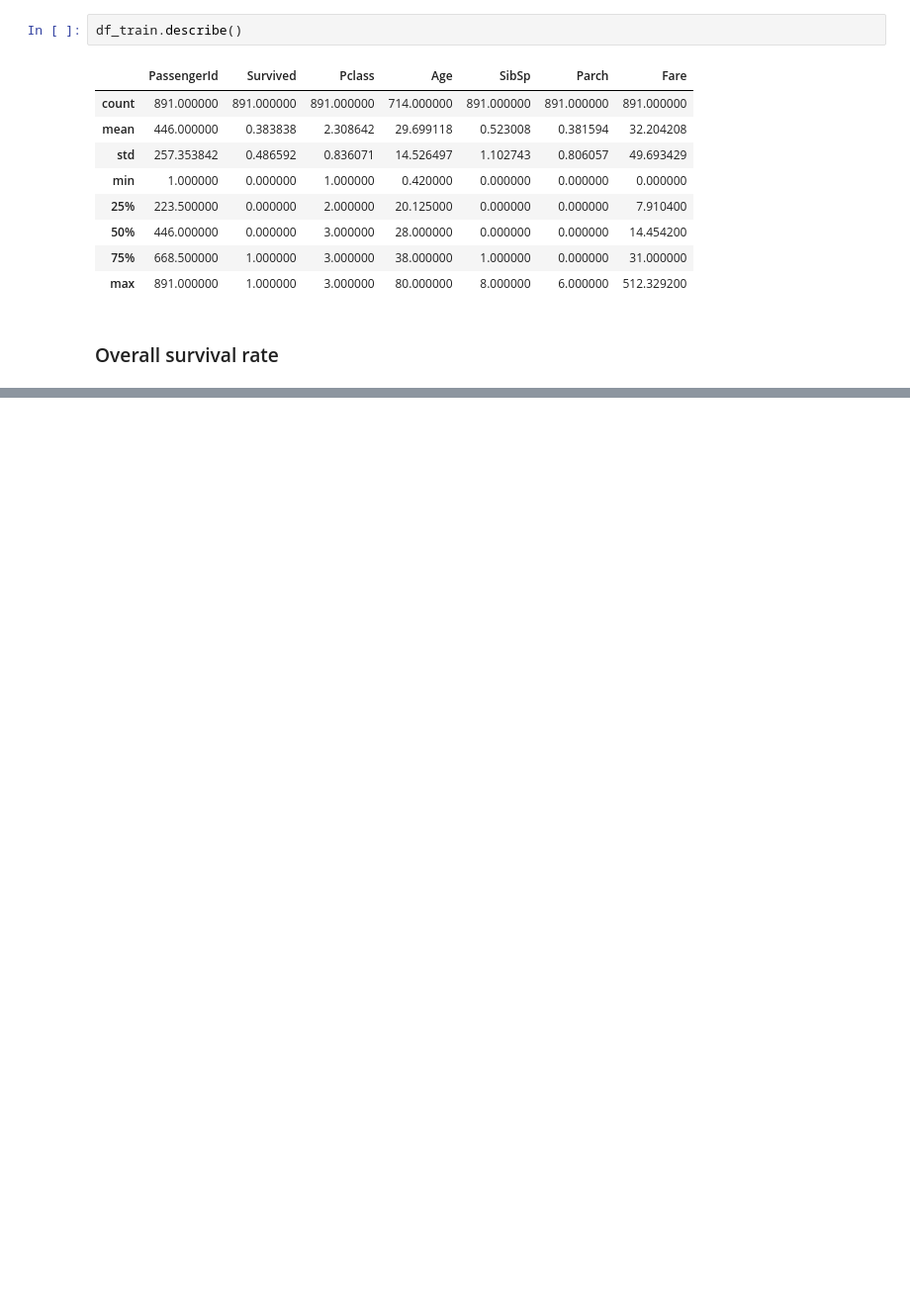
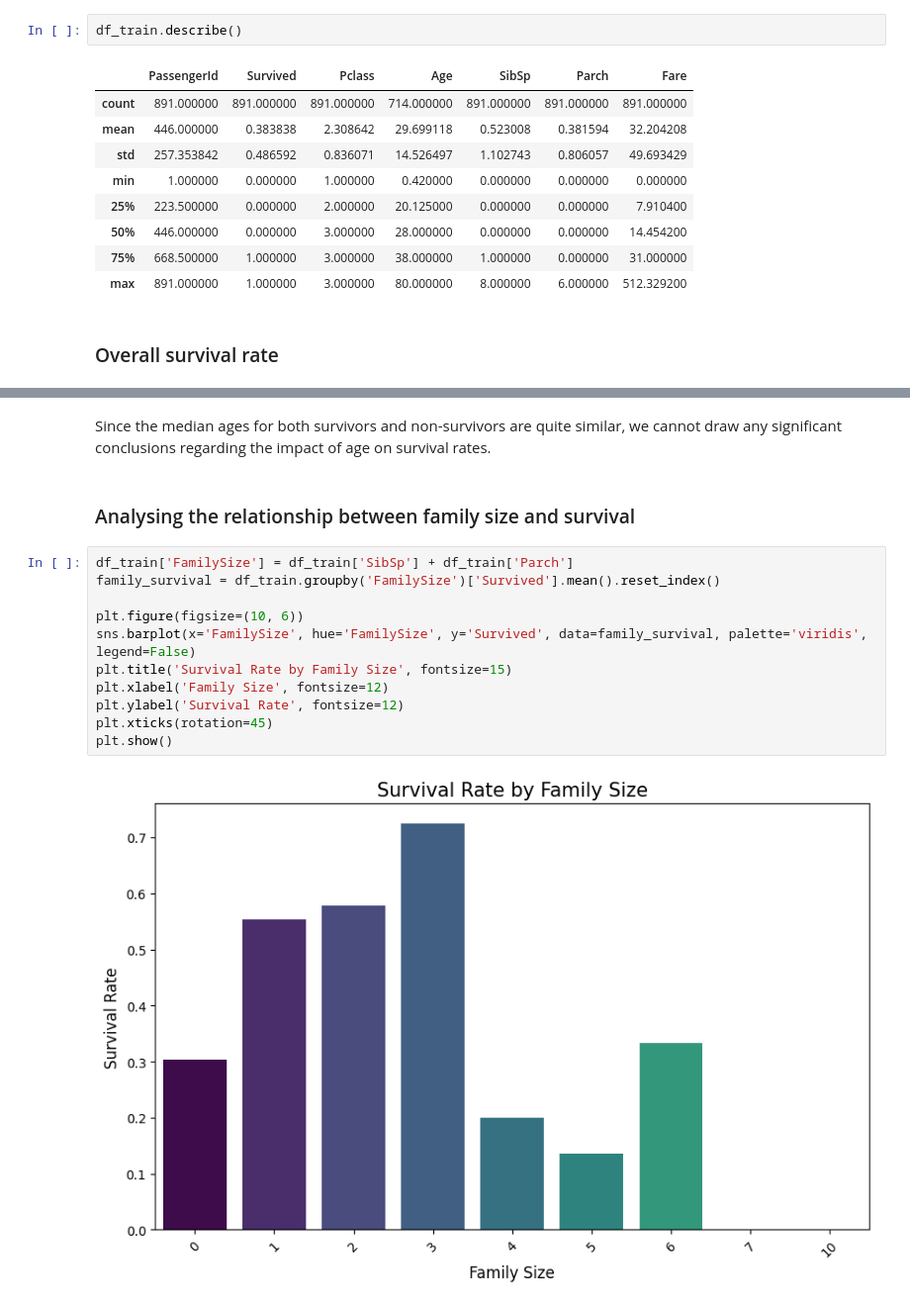
Before and after one commit to cadzchua/SC1015-Mini-Project, a Jupyter notebook: miniproject.ipynb, the cells around one changed output, grey strips where cells are left out. Shown: that part at 99% size. Cells and saved outputs as stored; diff of their text form; blank space fills up the shorter version.

```diff
--- a/miniproject.ipynb
+++ b/miniproject.ipynb
@@ -264,0 +193,17 @@ plt.show()
+# %% [markdown]
+Since the median ages for both survivors and non-survivors are quite similar, we cannot draw any significant conclusions regarding the impact of age on survival rates.
+# %% [markdown]
+### Analysing the relationship between family size and survival
+# %%
+df_train['FamilySize'] = df_train['SibSp'] + df_train['Parch']
+family_survival = df_train.groupby('FamilySize')['Survived'].mean().reset_index()
+
+plt.figure(figsize=(10, 6))
+sns.barplot(x='FamilySize', hue='FamilySize', y='Survived', data=family_survival, palette='viridis', legend=False)
+plt.title('Survival Rate by Family Size', fontsize=15)
+plt.xlabel('Family Size', fontsize=12)
+plt.ylabel('Survival Rate', fontsize=12)
+plt.xticks(rotation=45)
+plt.show()
+# %% [output]
+[figure, added]
```
Also changed, not shown: parts of 46 cells of this notebook.
